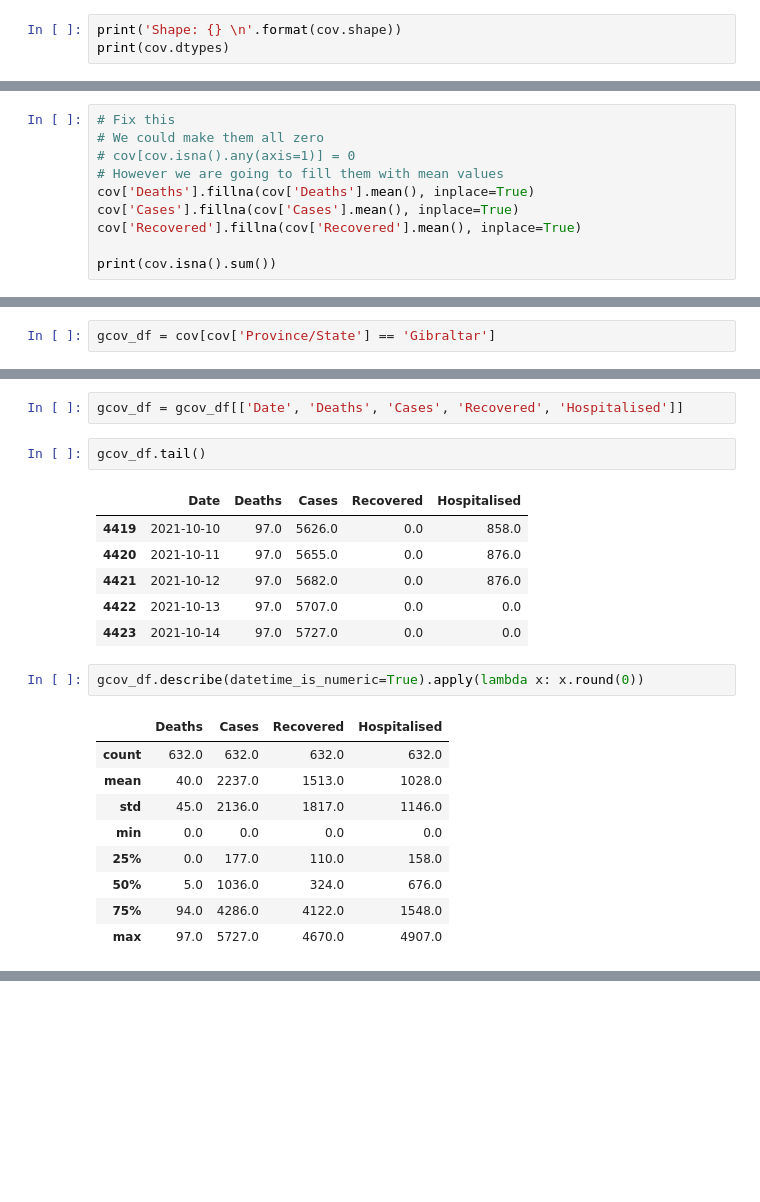
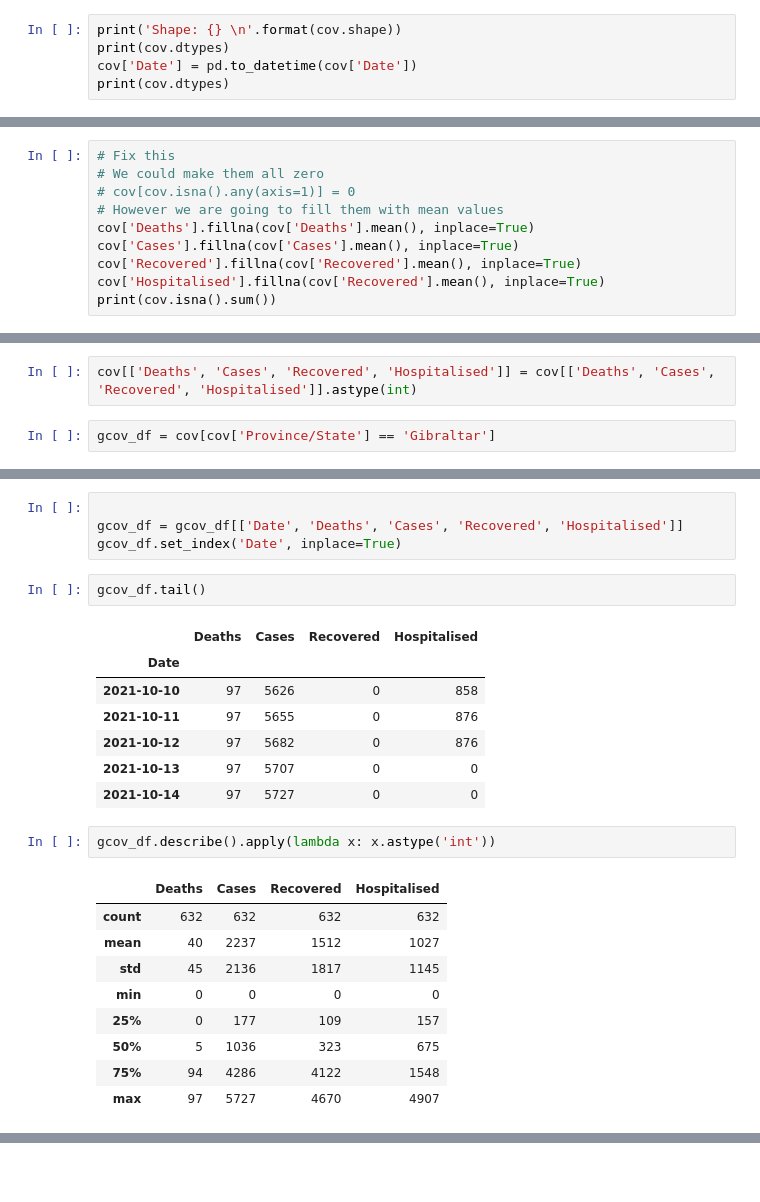
Before and after one commit to heyashy/LSE_DA_COVID_analysis, a Jupyter notebook: LSE_DA201_assignment_ash_johnson.ipynb, the cells around one changed output, grey strips where cells are left out. Drawn from its saved outputs; the diff is of its cells as text; blank space fills up the shorter version.

```diff
--- a/LSE_DA201_assignment_ash_johnson.ipynb
+++ b/LSE_DA201_assignment_ash_johnson.ipynb
@@ -47,6 +47,8 @@ vac = pd.read_csv('./covid_19_uk_vaccinated.csv')
 # %%
 print('Shape: {} \n'.format(cov.shape))
 print(cov.dtypes)
+cov['Date'] = pd.to_datetime(cov['Date'])
+print(cov.dtypes)
 # %% [output]
 Shape: (7584, 12)
 
@@ -157,7 +161,7 @@ dtype: int64
 cov['Deaths'].fillna(cov['Deaths'].mean(), inplace=True)
 cov['Cases'].fillna(cov['Cases'].mean(), inplace=True)
 cov['Recovered'].fillna(cov['Recovered'].mean(), inplace=True)
-
+cov['Hospitalised'].fillna(cov['Recovered'].mean(), inplace=True)
 print(cov.isna().sum())
 # %% [output]
 Province/State              0
@@ -188,6 +192,8 @@ Vaccinated                  0
 First Dose                  0
 Second Dose                 0
 dtype: int64
+# %%
+cov[['Deaths', 'Cases', 'Recovered', 'Hospitalised']] = cov[['Deaths', 'Cases', 'Recovered', 'Hospitalised']].astype(int)
 # %%
 gcov_df = cov[cov['Province/State'] == 'Gibraltar']
 # %%
@@ -210,25 +216,28 @@ Hospitalised                float64
 dtype: object
 # %%
+
 gcov_df = gcov_df[['Date', 'Deaths', 'Cases', 'Recovered', 'Hospitalised']]
+gcov_df.set_index('Date', inplace=True)
 # %%
 gcov_df.tail()
 # %% [output]
-|  | Date | Deaths | Cases | Recovered | Hospitalised |
-| 4419 | 2021-10-10 | 97.0 | 5626.0 | 0.0 | 858.0 |
-| 4420 | 2021-10-11 | 97.0 | 5655.0 | 0.0 | 876.0 |
-| 4421 | 2021-10-12 | 97.0 | 5682.0 | 0.0 | 876.0 |
-| 4422 | 2021-10-13 | 97.0 | 5707.0 | 0.0 | 0.0 |
-| 4423 | 2021-10-14 | 97.0 | 5727.0 | 0.0 | 0.0 |
+|  | Deaths | Cases | Recovered | Hospitalised |
+| Date |  |  |  |  |
+| 2021-10-10 | 97 | 5626 | 0 | 858 |
+| 2021-10-11 | 97 | 5655 | 0 | 876 |
+| 2021-10-12 | 97 | 5682 | 0 | 876 |
+| 2021-10-13 | 97 | 5707 | 0 | 0 |
+| 2021-10-14 | 97 | 5727 | 0 | 0 |
 # %%
-gcov_df.describe(datetime_is_numeric=True).apply(lambda x: x.round(0))
+gcov_df.describe().apply(lambda x: x.astype('int'))
 # %% [output]
 |  | Deaths | Cases | Recovered | Hospitalised |
-| count | 632.0 | 632.0 | 632.0 | 632.0 |
-| mean | 40.0 | 2237.0 | 1513.0 | 1028.0 |
-| std | 45.0 | 2136.0 | 1817.0 | 1146.0 |
-| min | 0.0 | 0.0 | 0.0 | 0.0 |
-| 25% | 0.0 | 177.0 | 110.0 | 158.0 |
-| 50% | 5.0 | 1036.0 | 324.0 | 676.0 |
-| 75% | 94.0 | 4286.0 | 4122.0 | 1548.0 |
-| max | 97.0 | 5727.0 | 4670.0 | 4907.0 |
+| count | 632 | 632 | 632 | 632 |
+| mean | 40 | 2237 | 1512 | 1027 |
+| std | 45 | 2136 | 1817 | 1145 |
+| min | 0 | 0 | 0 | 0 |
+| 25% | 0 | 177 | 109 | 157 |
+| 50% | 5 | 1036 | 323 | 675 |
+| 75% | 94 | 4286 | 4122 | 1548 |
+| max | 97 | 5727 | 4670 | 4907 |
 # %%
```
Also changed, not shown: parts of 20 cells of this notebook, 2 other files.
